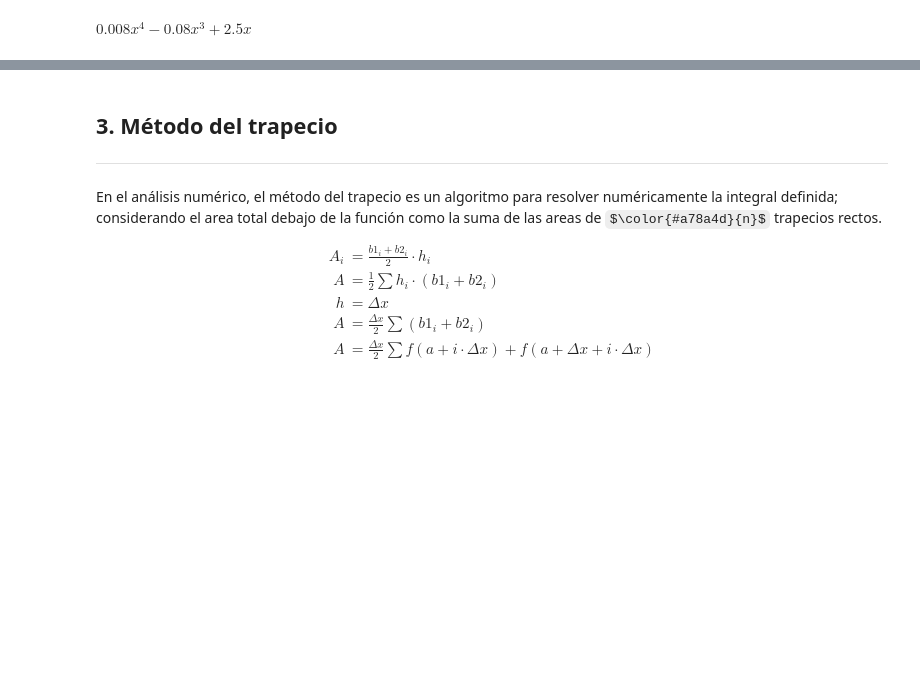
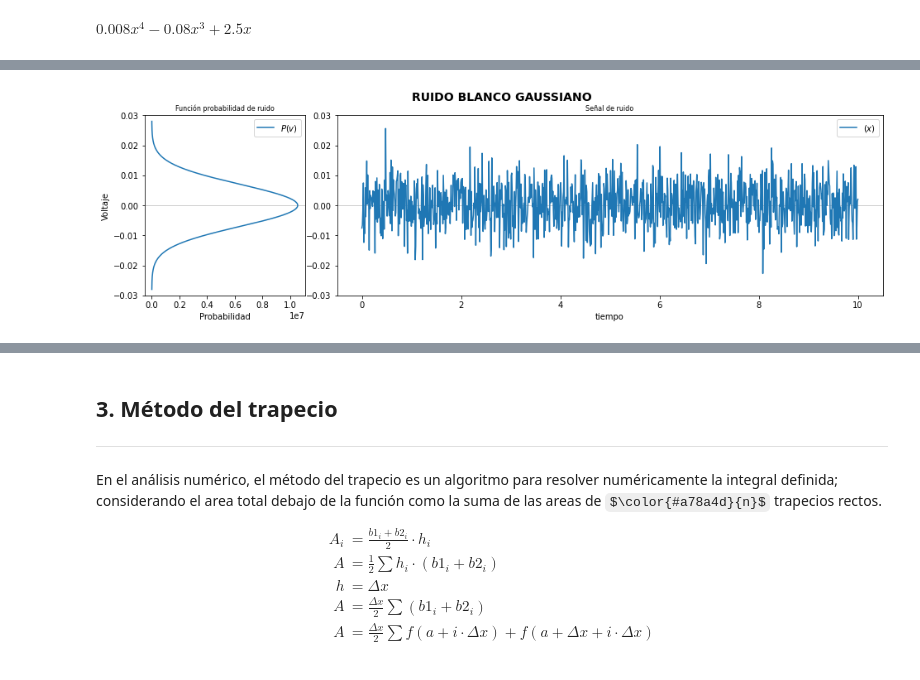
Before and after one commit to GiancarloBenavides/Metodos-Numericos, a Jupyter notebook: Jupyter/41_Integracion.ipynb, the cells around one changed output, grey strips where cells are left out. Drawn from its saved outputs; the diff is of its cells as text; code cells hidden in the pictures; some formulas as TeX source; blank space fills up the shorter version.

```diff
--- a/Jupyter/41_Integracion.ipynb
+++ b/Jupyter/41_Integracion.ipynb
@@ -72,8 +70,3 @@ $\displaystyle 0.008 x^{4} - 0.08 x^{3} + 2.5 x$
-# %%
-# Función Gaussiana
-def _funcion_gauss(a, b, c, x):
-    y = a * np.e**(-1/2 * ((x-b)/c)**2)
-    return y
 # %% [markdown]
 ## 1. Integración Numérica
 ---
@@ -91,3 +92,51 @@ Teniendo en cuenta que el problema básico considerado por la integración numé
+# %%
+# Función Gaussiana
+def _funcion_gauss(a, μ, σ, x):
+    y = a * np.e**(-1/2 * ((x-μ)/σ)**2)
+    return y
+
+# Características del ruido
+σ = 7e-3    # Desviación o voltaje eficaz del ruido (V_RMS)
+μ = 0       # Media del ruido
+
+# Amplitud de la función de probabilidad
+a = (2 * m.pi * σ**2)**(-2)
+
+# Función de probabilidad
+P = lambda x: _funcion_gauss(a, μ, σ, x)
+
+# Gráficas
+voltaje = np.linspace(-4*σ, 4*σ, 512)
+tiempo  = np.linspace(0, 10, 1024)
+ruido   = np.random.default_rng().normal(μ, σ, 1024)
+
+# Figuras
+fig = plt.figure(figsize=(16,4))
+ax = [0, 1]
+ax[0] = plt.subplot2grid((1, 4), (0, 0))
+ax[1] = plt.subplot2grid((1, 4), (0, 1), colspan=3)
+fig.suptitle('Ruido Blanco Gaussiano'.upper(), fontsize=14, fontweight="bold")
+
+# Gráficas 1
+ax[0].axhline(y = 0, linewidth=1.0, color="#ccc")
+ax[0].plot(P(voltaje), voltaje, label="$P(v)$")
+ax[0].set_ylim([-0.03, 0.03])
+ax[0].set_title("Función probabilidad de ruido", fontsize=8)
+ax[0].set_xlabel("Probabilidad")
+ax[0].set_ylabel("Voltaje")
+ax[0].legend()
+
+# Gráficas 2
+ax[1].axhline(y = 0, linewidth=1, color="#ccc")
+ax[1].plot(tiempo, ruido, label="$(x)$")
+ax[1].set_ylim([-0.03, 0.03])
+ax[1].set_title("Señal de ruido", fontsize=8)
+ax[1].set_xlabel("tiempo")
+ax[1].legend()
+
+plt.show()
+# %% [output]
+[figure, added]
 # %% [markdown]
 ## 2. Métodos del rectángulo
 ---
```
Also changed, not shown: parts of 13 cells of this notebook, 3 other files.
